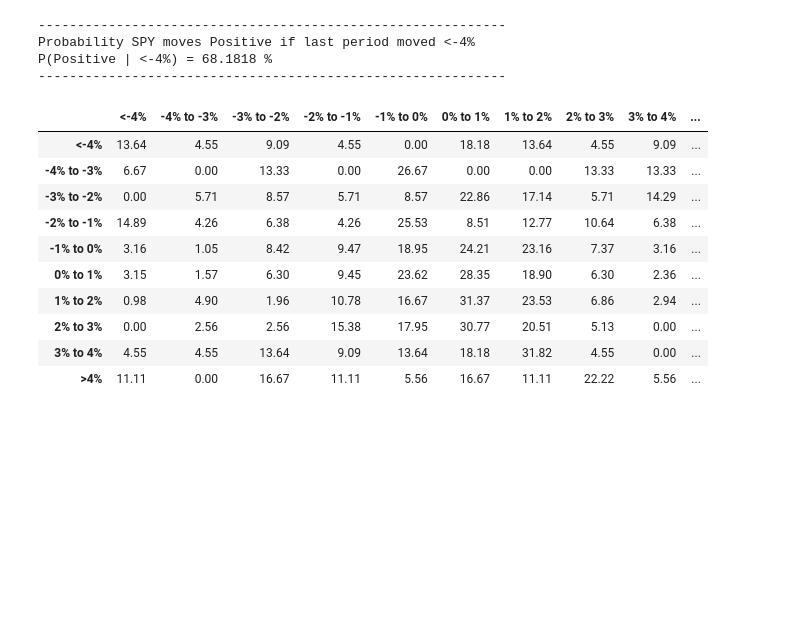
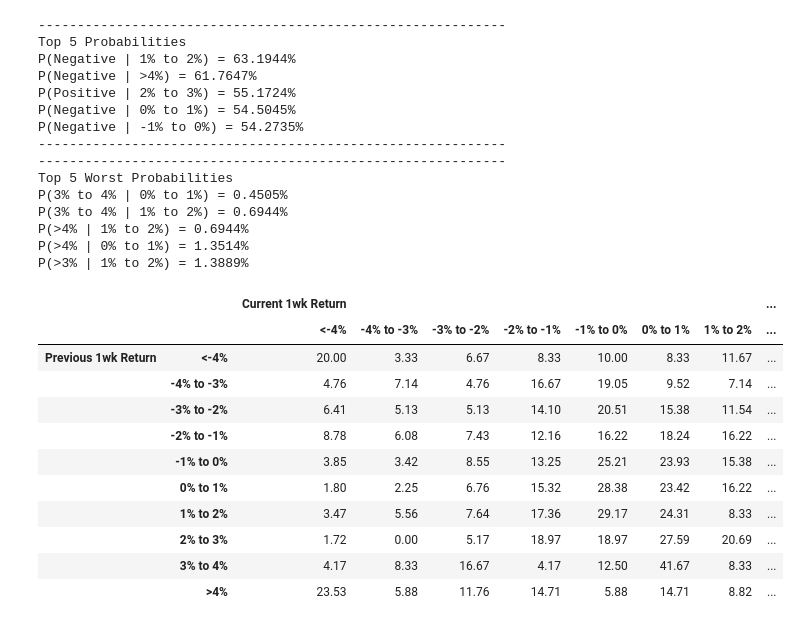
Before and after one commit to FilBillions/conditional_probability_model_1, a Jupyter notebook: Probability_Distribution.ipynb, the cells around one changed output. Drawn from its saved outputs; the diff is of its cells as text; code cells hidden in the pictures; blank space fills up the shorter version.

```diff
--- a/Probability_Distribution.ipynb
+++ b/Probability_Distribution.ipynb
@@ -7,8 +7,8 @@ from stats_obj import Stats
 # for 60 days ago for smaller timeframes: str(date.today() - timedelta(59))
 # for 730 days ago for smaller timeframes: str(date.today() - timedelta(729))
 # %%
-test = Stats("SPY", start = "2015-05-08", end=str(date.today() - timedelta(1)), interval = "1wk")
-test.is_normal()
+test = Stats("SPY", start = "2005-05-08", end=str(date.today() - timedelta(1)), interval = "1wk")
+test.normal_test()
 # %% [output]
 YF.download() has changed argument auto_adjust default to True
 [*********************100%***********************]  1 of 1 completed
@@ -32,18 +32,30 @@ test.visual()
 # %%
-test.conditional_probability(p_current="Positive", p_previous="<-4%")
+test.conditional_probability()
 # %% [output]
 ------------------------------------------------------------
-Probability SPY moves Positive if last period moved <-4%
-P(Positive | <-4%) = 68.1818 %
+Top 5 Probabilities
+P(Negative | 1% to 2%) = 63.1944%
+P(Negative | >4%) = 61.7647%
+P(Positive | 2% to 3%) = 55.1724%
+P(Negative | 0% to 1%) = 54.5045%
+P(Negative | -1% to 0%) = 54.2735%
 ------------------------------------------------------------
+------------------------------------------------------------
+Top 5 Worst Probabilities
+P(3% to 4% | 0% to 1%) = 0.4505%
+P(3% to 4% | 1% to 2%) = 0.6944%
+P(>4% | 1% to 2%) = 0.6944%
+P(>4% | 0% to 1%) = 1.3514%
+P(>3% | 1% to 2%) = 1.3889%
-|  | <-4% | -4% to -3% | -3% to -2% | -2% to -1% | -1% to 0% | 0% to 1% | 1% to 2% | 2% to 3% | 3% to 4% | ... |
-| <-4% | 13.64 | 4.55 | 9.09 | 4.55 | 0.00 | 18.18 | 13.64 | 4.55 | 9.09 | ... |
-| -4% to -3% | 6.67 | 0.00 | 13.33 | 0.00 | 26.67 | 0.00 | 0.00 | 13.33 | 13.33 | ... |
-| -3% to -2% | 0.00 | 5.71 | 8.57 | 5.71 | 8.57 | 22.86 | 17.14 | 5.71 | 14.29 | ... |
-| -2% to -1% | 14.89 | 4.26 | 6.38 | 4.26 | 25.53 | 8.51 | 12.77 | 10.64 | 6.38 | ... |
-| -1% to 0% | 3.16 | 1.05 | 8.42 | 9.47 | 18.95 | 24.21 | 23.16 | 7.37 | 3.16 | ... |
-| 0% to 1% | 3.15 | 1.57 | 6.30 | 9.45 | 23.62 | 28.35 | 18.90 | 6.30 | 2.36 | ... |
-| 1% to 2% | 0.98 | 4.90 | 1.96 | 10.78 | 16.67 | 31.37 | 23.53 | 6.86 | 2.94 | ... |
-| 2% to 3% | 0.00 | 2.56 | 2.56 | 15.38 | 17.95 | 30.77 | 20.51 | 5.13 | 0.00 | ... |
-| 3% to 4% | 4.55 | 4.55 | 13.64 | 9.09 | 13.64 | 18.18 | 31.82 | 4.55 | 0.00 | ... |
-| >4% | 11.11 | 0.00 | 16.67 | 11.11 | 5.56 | 16.67 | 11.11 | 22.22 | 5.56 | ... |
+|  |  | Current 1wk Return |  |  |  |  |  |  | ... |
+|  |  | <-4% | -4% to -3% | -3% to -2% | -2% to -1% | -1% to 0% | 0% to 1% | 1% to 2% | ... |
+| Previous 1wk Return | <-4% | 20.00 | 3.33 | 6.67 | 8.33 | 10.00 | 8.33 | 11.67 | ... |
+|  | -4% to -3% | 4.76 | 7.14 | 4.76 | 16.67 | 19.05 | 9.52 | 7.14 | ... |
+|  | -3% to -2% | 6.41 | 5.13 | 5.13 | 14.10 | 20.51 | 15.38 | 11.54 | ... |
+|  | -2% to -1% | 8.78 | 6.08 | 7.43 | 12.16 | 16.22 | 18.24 | 16.22 | ... |
+|  | -1% to 0% | 3.85 | 3.42 | 8.55 | 13.25 | 25.21 | 23.93 | 15.38 | ... |
+|  | 0% to 1% | 1.80 | 2.25 | 6.76 | 15.32 | 28.38 | 23.42 | 16.22 | ... |
+|  | 1% to 2% | 3.47 | 5.56 | 7.64 | 17.36 | 29.17 | 24.31 | 8.33 | ... |
+|  | 2% to 3% | 1.72 | 0.00 | 5.17 | 18.97 | 18.97 | 27.59 | 20.69 | ... |
+|  | 3% to 4% | 4.17 | 8.33 | 16.67 | 4.17 | 12.50 | 41.67 | 8.33 | ... |
+|  | >4% | 23.53 | 5.88 | 11.76 | 14.71 | 5.88 | 14.71 | 8.82 | ... |
```
Also changed, not shown: parts of 3 cells of this notebook, 1 other file.
